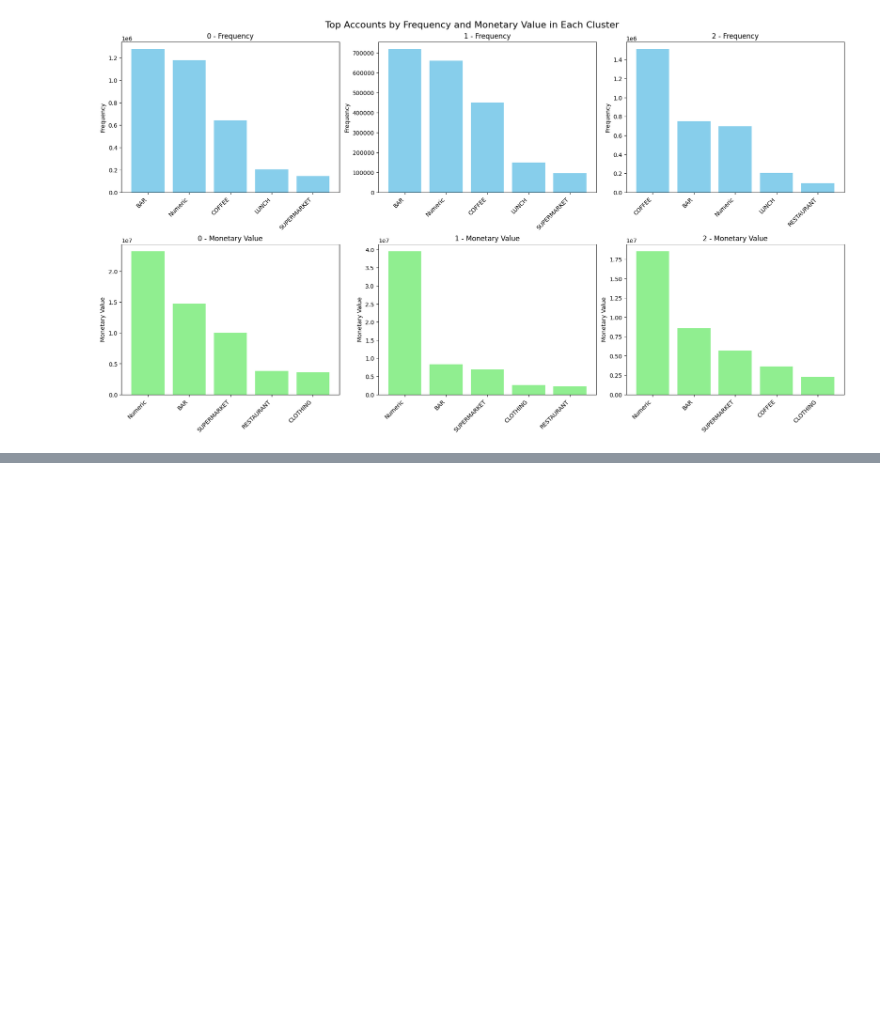
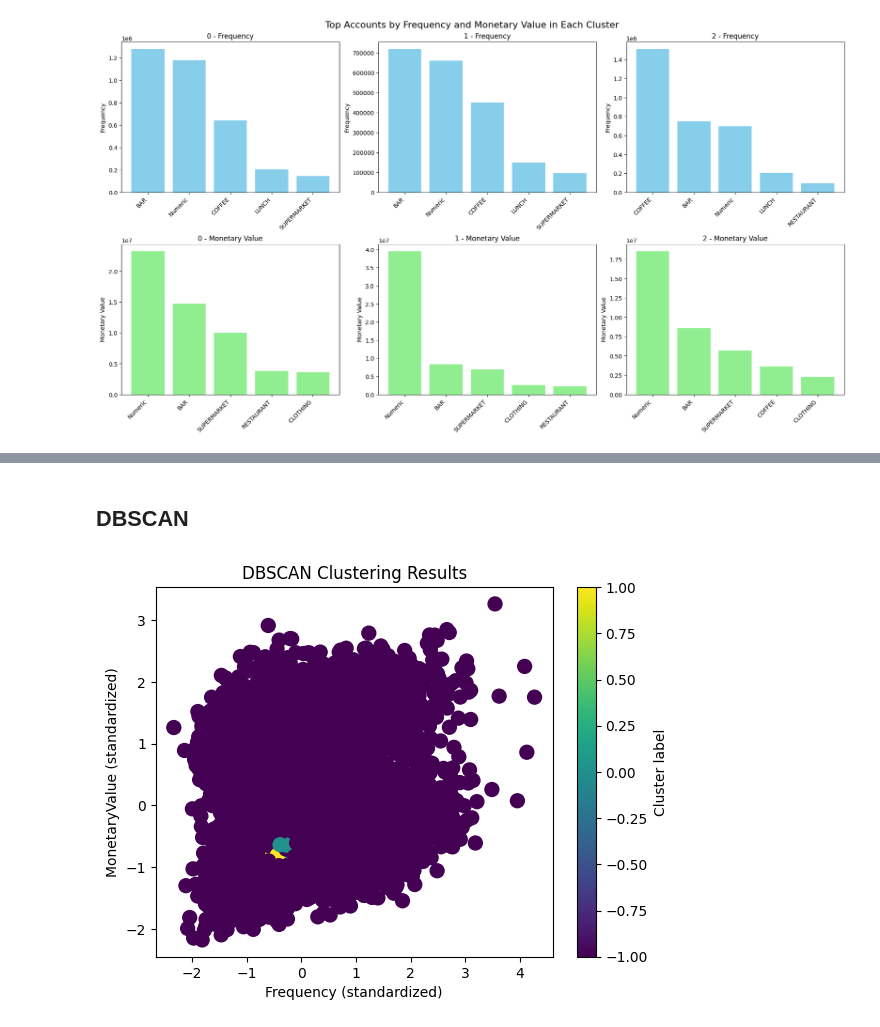
Before and after one commit to UoB-DSMP-2023-24/dsmp-2024-group-30, a Jupyter notebook: FM Analysis.ipynb, the cells around one changed output, grey strips where cells are left out. Drawn from its saved outputs; the diff is of its cells as text; code cells hidden in the pictures; blank space fills up the shorter version.

```diff
--- a/FM Analysis.ipynb
+++ b/FM Analysis.ipynb
@@ -290,0 +339,36 @@ plt.show()
+# %% [markdown]
+## DBSCAN
+# %%
+# 1. Import necessary libraries
+import numpy as np
+from sklearn.cluster import DBSCAN
+from sklearn.preprocessing import StandardScaler
+import matplotlib.pyplot as plt
+
+# RFM Calculation
+dbs = df2.groupby('AccountNumber').agg({
+    'AccountNumber': 'count',
+    'MoneyTransferAmount': 'sum'
+}).rename(columns={'AccountNumber': 'Frequency',
+                   'MoneyTransferAmount': 'MonetaryValue'})
+# Removed the line that sets 'AccountNumber' as index since it's already the index
+
+# Selecting only 'Frequency' and 'MonetaryValue' for clustering
+X = dbs[['Frequency', 'MonetaryValue']].values  # This should now work correctly
+
+# Standardizing the data
+X_scaled = StandardScaler().fit_transform(X)
+
+# 3. Apply DBSCAN clustering
+dbscan = DBSCAN(eps=0.08, min_samples=70).fit(X_scaled)  # Adjust eps and min_samples as needed
+labels = dbscan.labels_
+
+# 4. Visualize the results
+plt.scatter(X_scaled[:, 0], X_scaled[:, 1], c=labels, cmap='viridis', marker='o', s=100)  # Color points by cluster label
+plt.xlabel('Frequency (standardized)')
+plt.ylabel('MonetaryValue (standardized)')
+plt.title('DBSCAN Clustering Results')
+plt.colorbar(label='Cluster label')
+plt.show()
+# %% [output]
+[figure, added]
```
Also changed, not shown: parts of 11 cells of this notebook, 2 other files.
